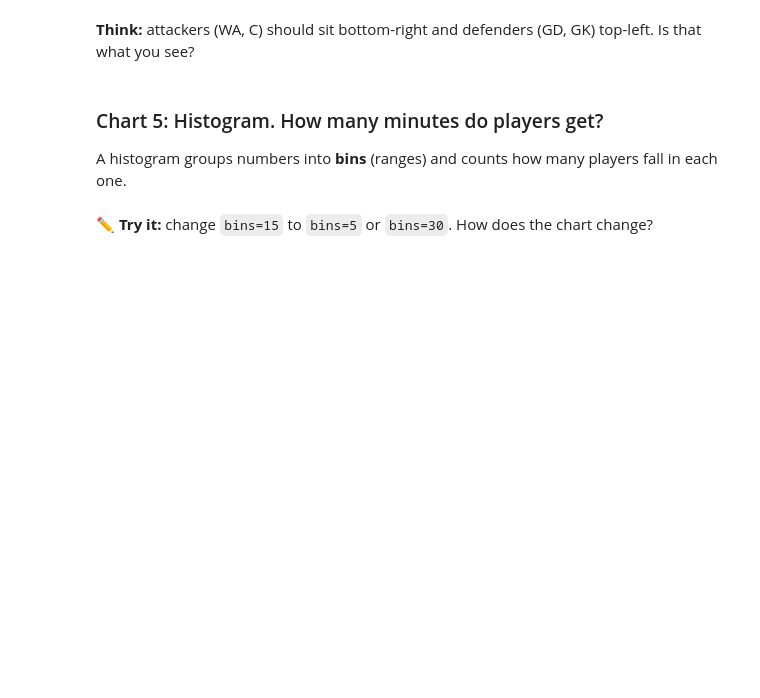
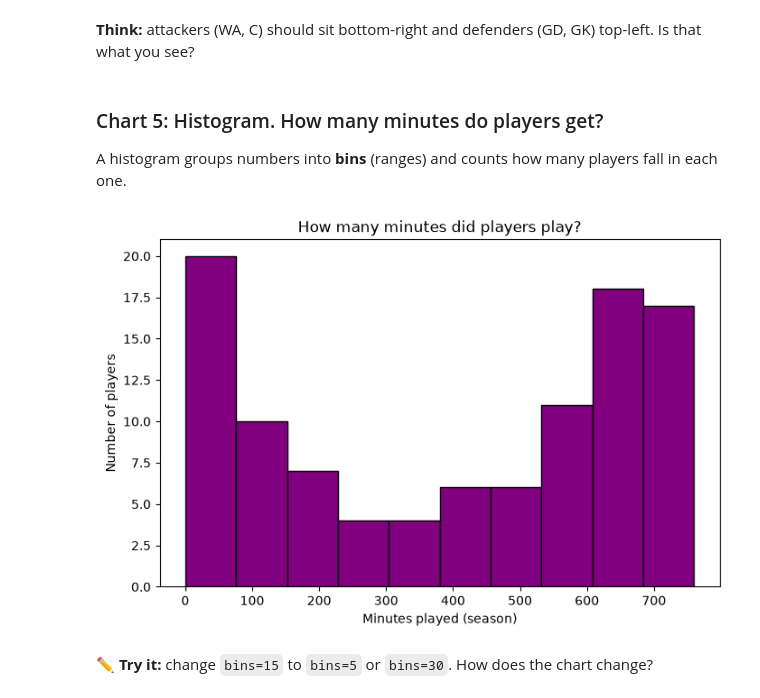
Before and after one commit to TempeHS/2027SE_DataHackHigh_Axel_Vlad_Rex_Elijiah.F, a Jupyter notebook: 1_Matplotlib_Basics.ipynb, the cells around one changed output. Cells and saved outputs as stored; diff of their text form; code cells hidden in the pictures; blank space fills up the shorter version.

```diff
--- a/1_Matplotlib_Basics.ipynb
+++ b/1_Matplotlib_Basics.ipynb
@@ -131,11 +144,13 @@ plt.show()
 A histogram groups numbers into **bins** (ranges) and counts how many players fall in each one.
 # %%
 plt.figure(figsize=(8, 5))
-plt.hist(df["minutes"], bins=15, color="purple", edgecolor="black")
+plt.hist(df["minutes"], bins=10, color="purple", edgecolor="black")
 plt.title("How many minutes did players play?")
 plt.xlabel("Minutes played (season)")
 plt.ylabel("Number of players")
 plt.show()
+# %% [output]
+[figure, added]
 # %% [markdown]
 ✏️ **Try it:** change `bins=15` to `bins=5` or `bins=30`. How does the chart change?
 # %% [markdown]
```
Also changed, not shown: parts of 7 cells of this notebook, 2 other files.
